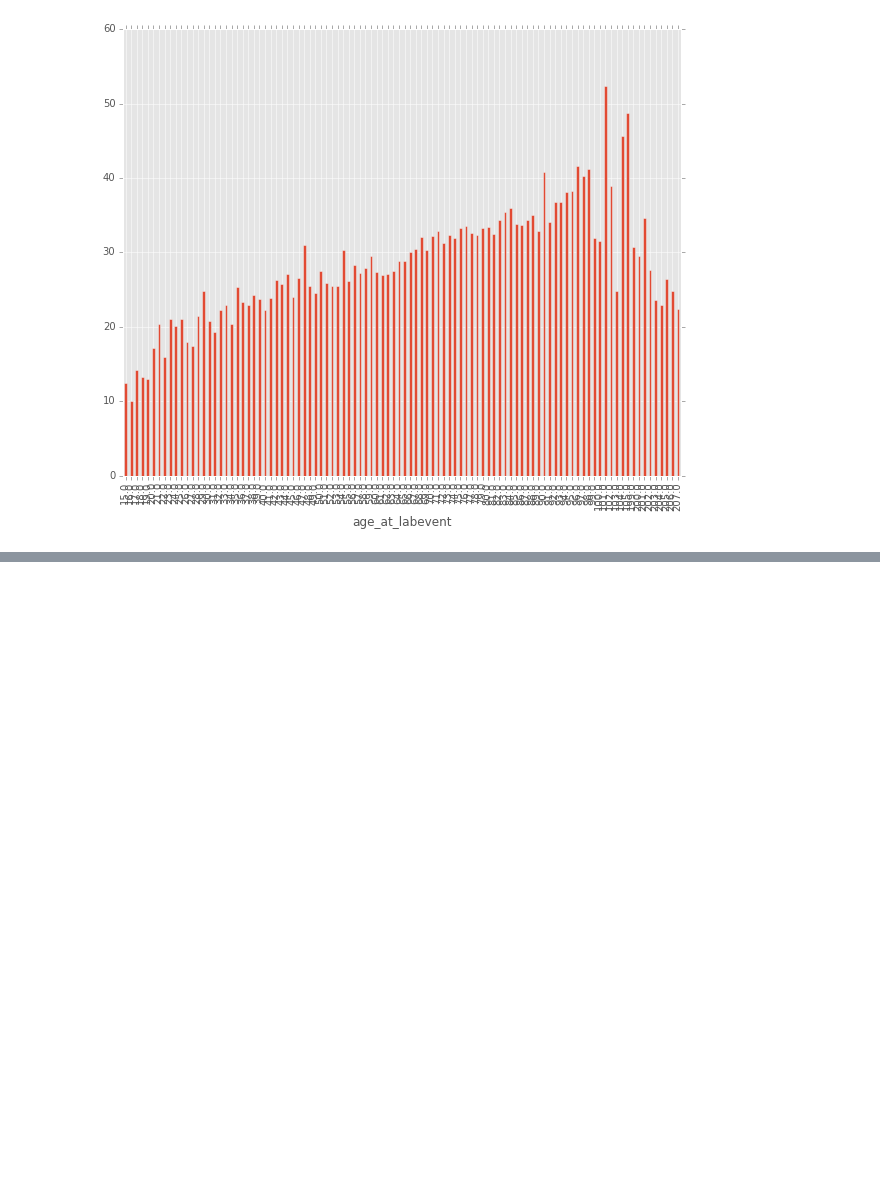
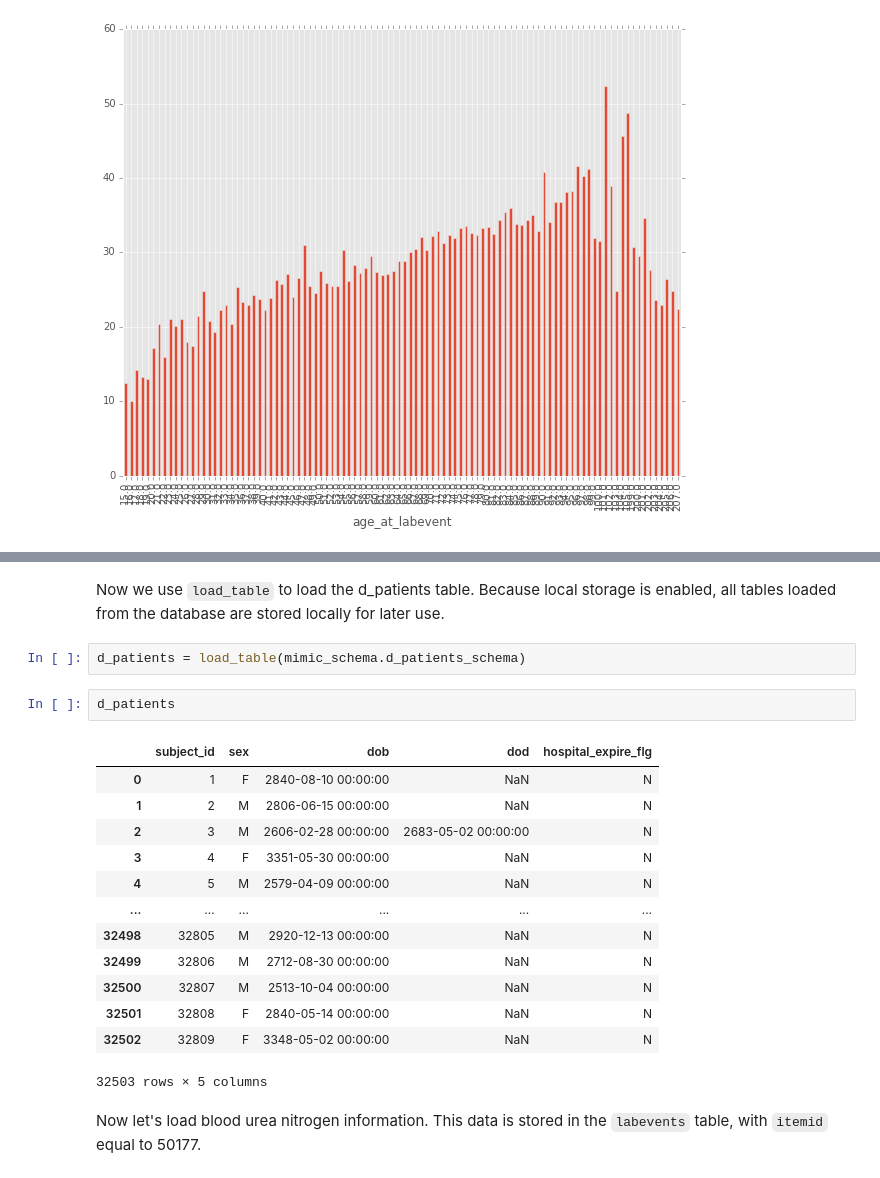
Before and after one commit to smartscheduling/chatto-transform-open-source, a Jupyter notebook: notebooks/Chatto-Transform Mimic Demo.ipynb, the cells around one changed output, grey strips where cells are left out. Cells and saved outputs as stored; diff of their text form; blank space fills up the shorter version.

```diff
--- a/notebooks/Chatto-Transform Mimic Demo.ipynb
+++ b/notebooks/Chatto-Transform Mimic Demo.ipynb
@@ -174,0 +197,22 @@ age_vs_mean.plot(kind='bar')
+# %% [markdown]
+Now we use `load_table` to load the d_patients table. Because local storage is enabled, all tables loaded from the database are stored locally for later use.
+# %%
+d_patients = load_table(mimic_schema.d_patients_schema)
+# %%
+d_patients
+# %% [output]
+|  | subject_id | sex | dob | dod | hospital_expire_flg |
+| 0 | 1 | F | 2840-08-10 00:00:00 | NaN | N |
+| 1 | 2 | M | 2806-06-15 00:00:00 | NaN | N |
+| 2 | 3 | M | 2606-02-28 00:00:00 | 2683-05-02 00:00:00 | N |
+| 3 | 4 | F | 3351-05-30 00:00:00 | NaN | N |
+| 4 | 5 | M | 2579-04-09 00:00:00 | NaN | N |
+| ... | ... | ... | ... | ... | ... |
+| 32498 | 32805 | M | 2920-12-13 00:00:00 | NaN | N |
+| 32499 | 32806 | M | 2712-08-30 00:00:00 | NaN | N |
+| 32500 | 32807 | M | 2513-10-04 00:00:00 | NaN | N |
+| 32501 | 32808 | F | 2840-05-14 00:00:00 | NaN | N |
+| 32502 | 32809 | F | 3348-05-02 00:00:00 | NaN | N |
+32503 rows × 5 columns
+# %% [markdown]
+Now let's load blood urea nitrogen information. This data is stored in the `labevents` table, with `itemid` equal to 50177.
```
Also changed, not shown: parts of 9 cells of this notebook, 2 other files.
